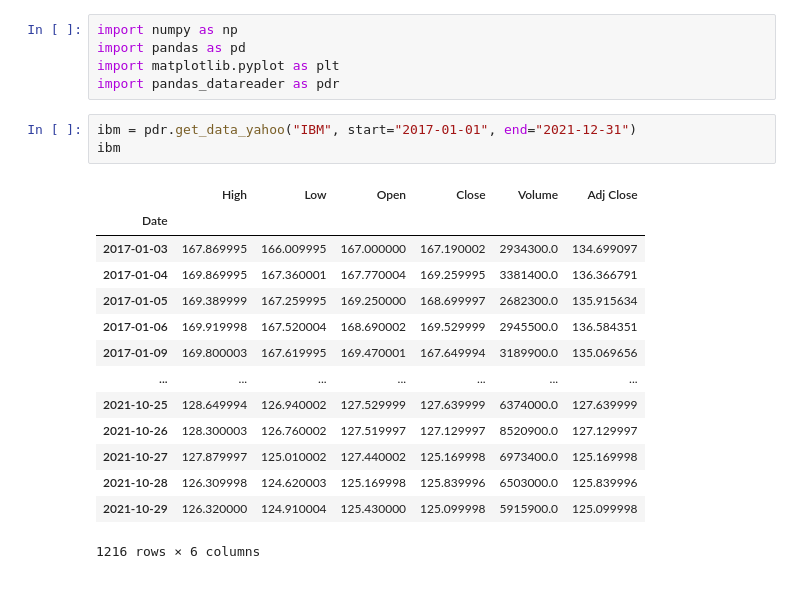
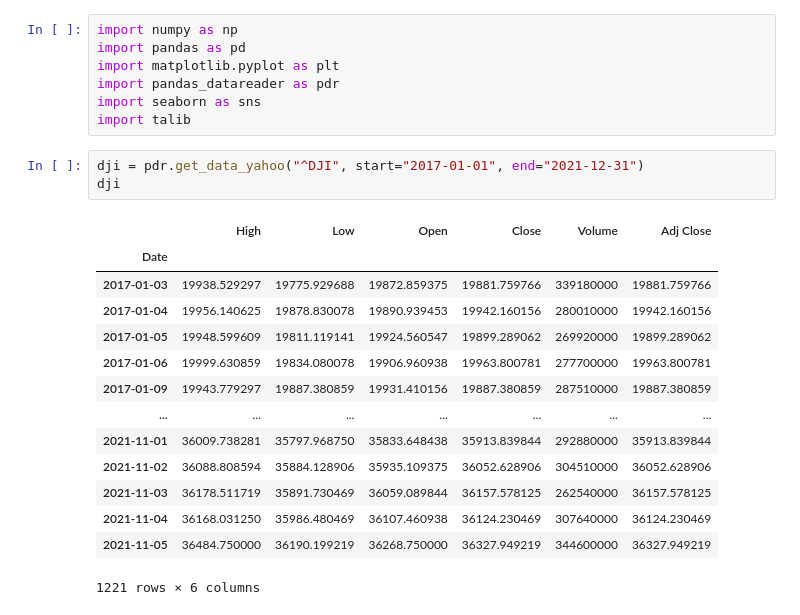
Before and after one commit to pro10150/stock-prediction, a Jupyter notebook: stock-prediction.ipynb, the cells around one changed output. Drawn from its saved outputs; the diff is of its cells as text.

```diff
--- a/stock-prediction.ipynb
+++ b/stock-prediction.ipynb
@@ -3,21 +3,23 @@ import numpy as np
 import pandas as pd
 import matplotlib.pyplot as plt
 import pandas_datareader as pdr
+import seaborn as sns
+import talib
 # %%
-ibm = pdr.get_data_yahoo("IBM", start="2017-01-01", end="2021-12-31")
-ibm
+dji = pdr.get_data_yahoo("^DJI", start="2017-01-01", end="2021-12-31")
+dji
 # %% [output]
 |  | High | Low | Open | Close | Volume | Adj Close |
 | Date |  |  |  |  |  |  |
-| 2017-01-03 | 167.869995 | 166.009995 | 167.000000 | 167.190002 | 2934300.0 | 134.699097 |
-| 2017-01-04 | 169.869995 | 167.360001 | 167.770004 | 169.259995 | 3381400.0 | 136.366791 |
-| 2017-01-05 | 169.389999 | 167.259995 | 169.250000 | 168.699997 | 2682300.0 | 135.915634 |
-| 2017-01-06 | 169.919998 | 167.520004 | 168.690002 | 169.529999 | 2945500.0 | 136.584351 |
-| 2017-01-09 | 169.800003 | 167.619995 | 169.470001 | 167.649994 | 3189900.0 | 135.069656 |
+| 2017-01-03 | 19938.529297 | 19775.929688 | 19872.859375 | 19881.759766 | 339180000 | 19881.759766 |
+| 2017-01-04 | 19956.140625 | 19878.830078 | 19890.939453 | 19942.160156 | 280010000 | 19942.160156 |
+| 2017-01-05 | 19948.599609 | 19811.119141 | 19924.560547 | 19899.289062 | 269920000 | 19899.289062 |
+| 2017-01-06 | 19999.630859 | 19834.080078 | 19906.960938 | 19963.800781 | 277700000 | 19963.800781 |
+| 2017-01-09 | 19943.779297 | 19887.380859 | 19931.410156 | 19887.380859 | 287510000 | 19887.380859 |
 | ... | ... | ... | ... | ... | ... | ... |
-| 2021-10-25 | 128.649994 | 126.940002 | 127.529999 | 127.639999 | 6374000.0 | 127.639999 |
-| 2021-10-26 | 128.300003 | 126.760002 | 127.519997 | 127.129997 | 8520900.0 | 127.129997 |
-| 2021-10-27 | 127.879997 | 125.010002 | 127.440002 | 125.169998 | 6973400.0 | 125.169998 |
-| 2021-10-28 | 126.309998 | 124.620003 | 125.169998 | 125.839996 | 6503000.0 | 125.839996 |
-| 2021-10-29 | 126.320000 | 124.910004 | 125.430000 | 125.099998 | 5915900.0 | 125.099998 |
+| 2021-11-01 | 36009.738281 | 35797.968750 | 35833.648438 | 35913.839844 | 292880000 | 35913.839844 |
+| 2021-11-02 | 36088.808594 | 35884.128906 | 35935.109375 | 36052.628906 | 304510000 | 36052.628906 |
+| 2021-11-03 | 36178.511719 | 35891.730469 | 36059.089844 | 36157.578125 | 262540000 | 36157.578125 |
+| 2021-11-04 | 36168.031250 | 35986.480469 | 36107.460938 | 36124.230469 | 307640000 | 36124.230469 |
+| 2021-11-05 | 36484.750000 | 36190.199219 | 36268.750000 | 36327.949219 | 344600000 | 36327.949219 |
-1216 rows × 6 columns
+1221 rows × 6 columns
```
Also changed, not shown: parts of 6 cells of this notebook.
